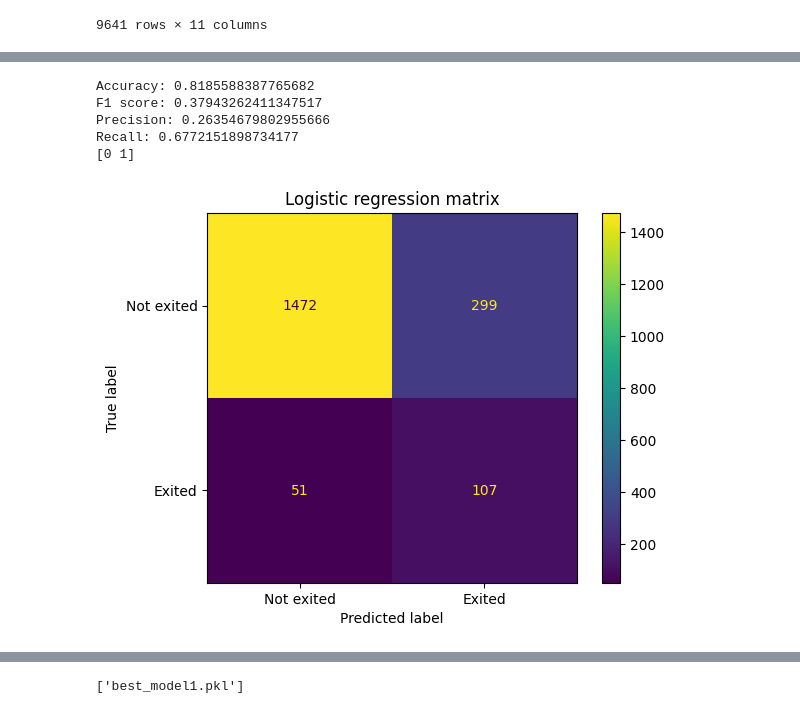
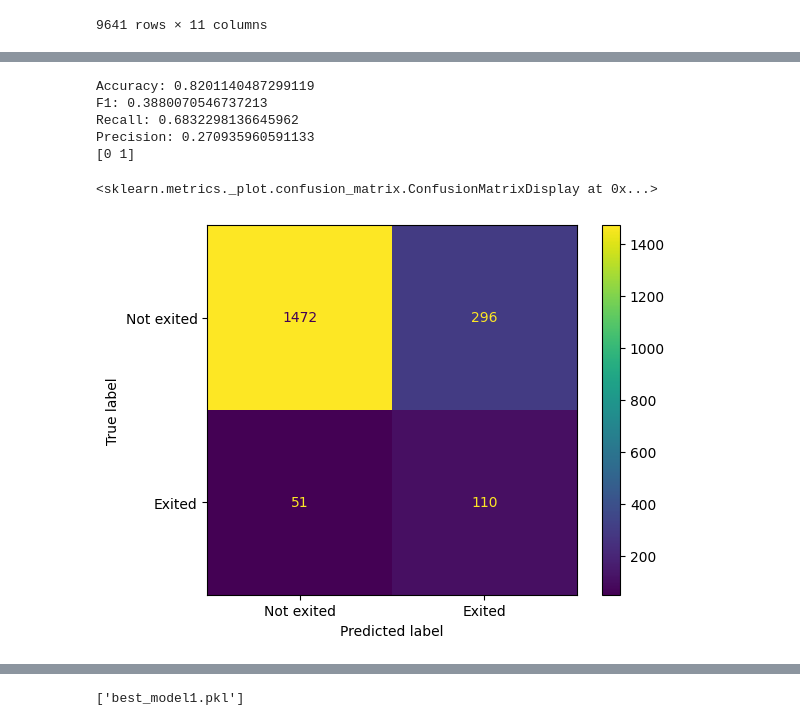
Before and after one commit to Kamuthuj/Bank-churn-model, a Jupyter notebook: churn.ipynb, the cells around one changed output, grey strips where cells are left out. Cells and saved outputs as stored; diff of their text form; code cells hidden in the pictures.

```diff
--- a/churn.ipynb
+++ b/churn.ipynb
@@ -320,5 +324,5 @@ data
 | 9999 | 792 | 0 | 1 | 28 | 4 | 130142.79 | 1 | 1 | 0 | ... |
 9641 rows × 11 columns
 # %%
-x=data.drop(["Exited"],axis=1)
+x=data.drop(["Exited","Geography"],axis=1)
 y=data["Exited"]
@@ -330,36 +350,30 @@ scaler=StandardScaler()
 x_train_scaled=scaler.fit_transform(x_train)
 x_test_scaled=scaler.transform(x_test)
 # %%
-lr=LogisticRegression()
+lr= LogisticRegression()
 
 lr.fit(x_train_scaled,y_train)
 y_pred=lr.predict(x_test_scaled)
 
-acc=accuracy_score(y_pred,y_test)
-f1=f1_score(y_pred,y_test)
+accuracy=accuracy_score(y_pred,y_test)
+f1= f1_score(y_pred,y_test)
+recall=recall_score(y_pred,y_test)
 precision=precision_score(y_pred,y_test)
-recall=recall_score(y_pred,y_test)
 
-print("Accuracy:",acc)
-print("F1 score:",f1)
+print("Accuracy:",accuracy)
+print("F1:",f1)
+print("Recall:",recall)
 print("Precision:",precision)
-print("Recall:",recall)
 
+print(lr.classes_)
 cm=confusion_matrix(y_pred,y_test,labels=lr.classes_)
-print(lr.classes_)
-cm_disp=ConfusionMatrixDisplay(confusion_matrix=cm,display_labels=["Not exited","Exited"])
-cm_disp.plot()
-
-plt.title("Logistic regression matrix")
-plt.savefig("Logistic regression confusion matrix")
-
-plt.show()
-
-# Used Lr. classes to evaluate how to display the matrix([0,1])
+cm_plot=ConfusionMatrixDisplay(confusion_matrix=cm,display_labels=["Not exited","Exited"])
+cm_plot.plot()
 # %% [output]
-Accuracy: 0.8185588387765682
-F1 score: 0.37943262411347517
-Precision: 0.26354679802955666
-Recall: 0.6772151898734177
+Accuracy: 0.8201140487299119
+F1: 0.3880070546737213
+Recall: 0.6832298136645962
+Precision: 0.270935960591133
 [0 1]
+<sklearn.metrics._plot.confusion_matrix.ConfusionMatrixDisplay at 0x...>
-[figure, old version]
+[figure, new version]
```
Also changed, not shown: parts of 27 cells of this notebook.
